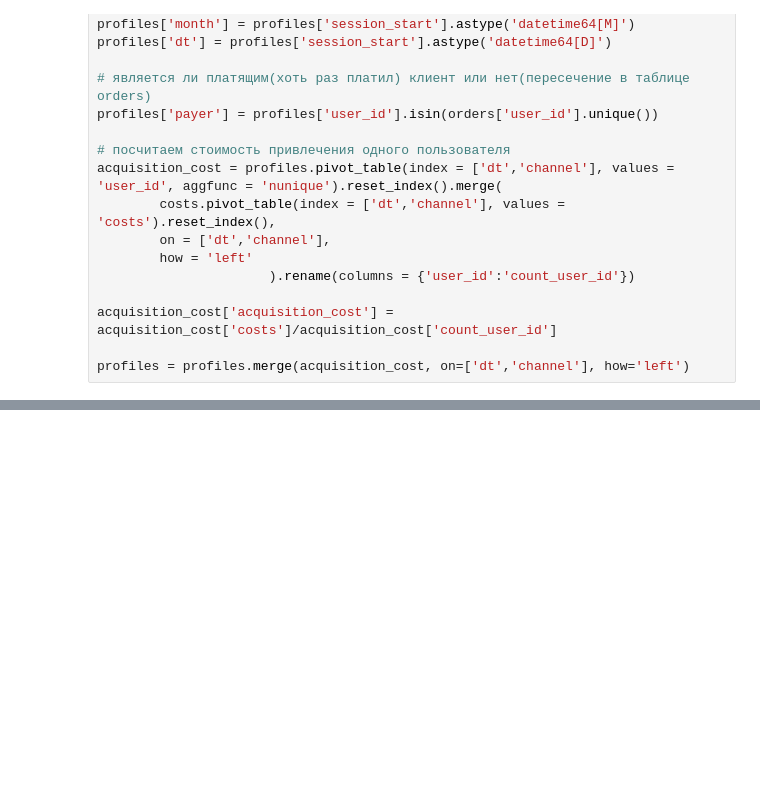
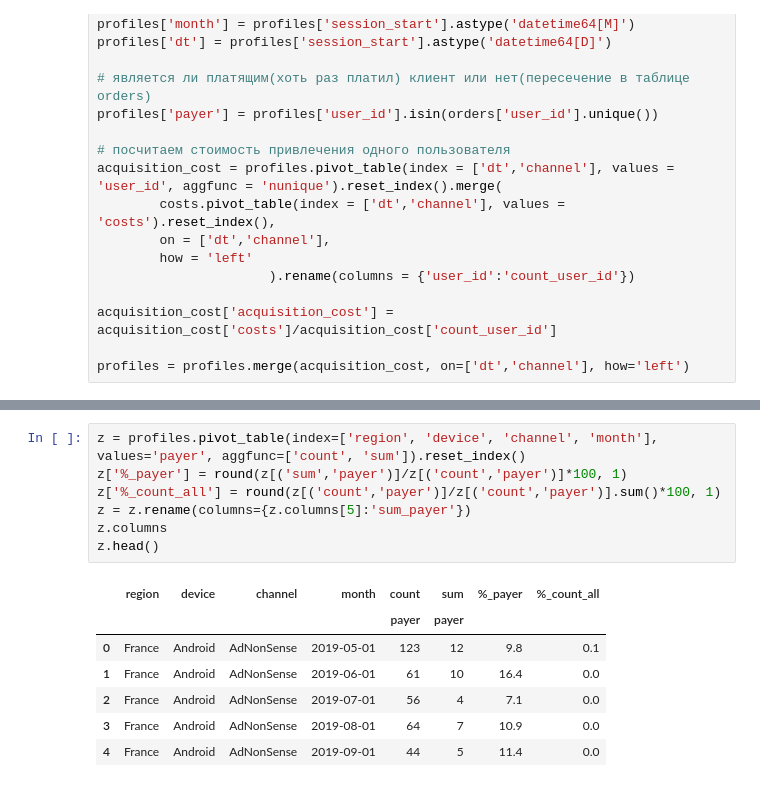
Before and after one commit to AlexVachkan/Data-exploration, a Jupyter notebook: Products_metrics/products_metric.ipynb, the cells around one changed output, grey strips where cells are left out. Drawn from its saved outputs; the diff is of its cells as text; blank space fills up the shorter version.

```diff
--- a/Products_metrics/products_metric.ipynb
+++ b/Products_metrics/products_metric.ipynb
@@ -243,0 +298,15 @@ MultiIndex([('count', 'payer'),
+# %%
+z = profiles.pivot_table(index=['region', 'device', 'channel', 'month'], values='payer', aggfunc=['count', 'sum']).reset_index()
+z['%_payer'] = round(z[('sum','payer')]/z[('count','payer')]*100, 1)
+z['%_count_all'] = round(z[('count','payer')]/z[('count','payer')].sum()*100, 1)
+z = z.rename(columns={z.columns[5]:'sum_payer'})
+z.columns
+z.head()
+# %% [output]
+|  | region | device | channel | month | count | sum | %_payer | %_count_all |
+|  |  |  |  |  | payer | payer |  |  |
+| 0 | France | Android | AdNonSense | 2019-05-01 | 123 | 12 | 9.8 | 0.1 |
+| 1 | France | Android | AdNonSense | 2019-06-01 | 61 | 10 | 16.4 | 0.0 |
+| 2 | France | Android | AdNonSense | 2019-07-01 | 56 | 4 | 7.1 | 0.0 |
+| 3 | France | Android | AdNonSense | 2019-08-01 | 64 | 7 | 10.9 | 0.0 |
+| 4 | France | Android | AdNonSense | 2019-09-01 | 44 | 5 | 11.4 | 0.0 |
```
Also changed, not shown: parts of 11 cells of this notebook.
